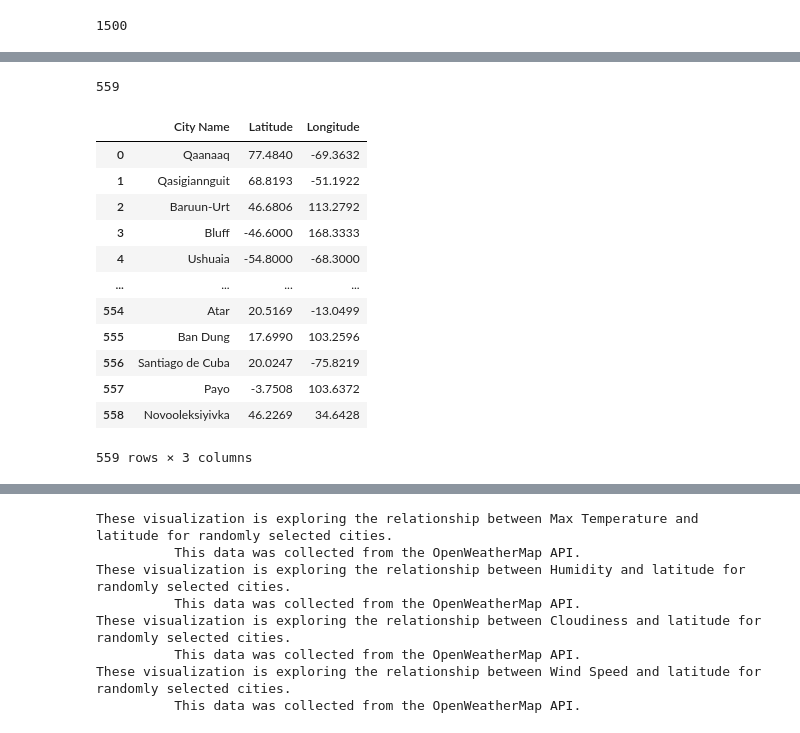
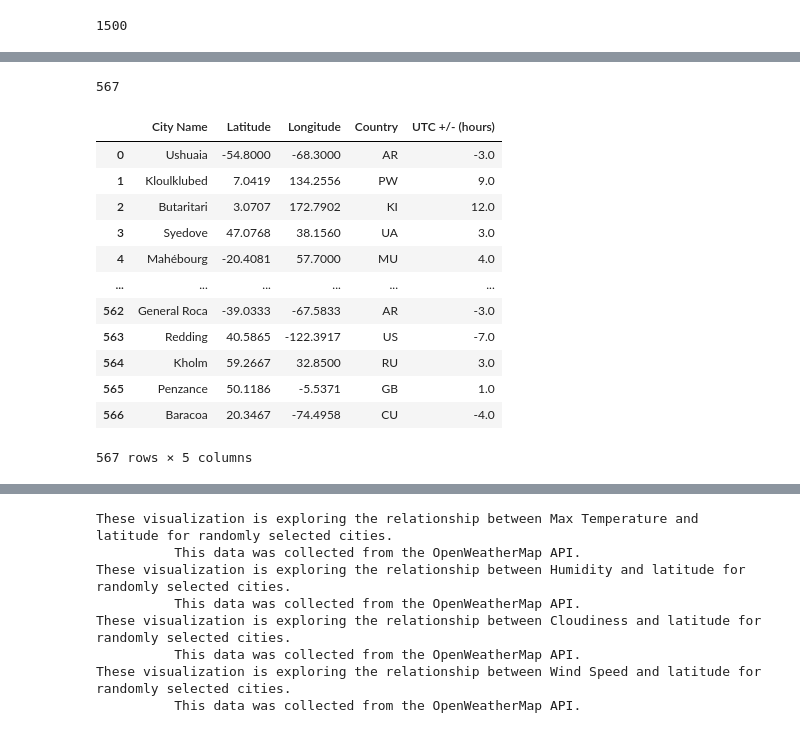
Before and after one commit to bakerv/API-Challenge, a Jupyter notebook: WeatherPy/main.ipynb, the cells around one changed output, grey strips where cells are left out. Drawn from its saved outputs; the diff is of its cells as text; code cells hidden in the pictures.

```diff
--- a/WeatherPy/main.ipynb
+++ b/WeatherPy/main.ipynb
@@ -37,0 +41,2 @@ for entry in coordinates:
+# %%
+response = requests.get(f"{baseurl}appid={weatherkey}&units=imperial&q=Seattle").json()
@@ -43,13 +68,19 @@ baseurl = "https://api.openweathermap.org/data/2.5/weather?"
 citynames = []
 citylats = []
 citylons = []
+country = []
+timezone = []
+citycount = 1
 for city in citylist:
     response = requests.get(f"{baseurl}appid={weatherkey}&units=imperial&q={city}").json()
     try:
         citynames.append(response["name"])
         citylats.append(response["coord"]['lat'])
         citylons.append(response["coord"]['lon'])
-        print(f"Information for {city} successfully retreived")
+        country.append(response["sys"]["country"])
+        timezone.append(response["timezone"])
+        print(f"{citycount} Information for {city} successfully retreived")
+        citycount += 1
     except (KeyError, IndexError):
         print(f'FAIL: Unable to retrive information for {city}')
 # %% [output]
@@ -84,26 +104,26 @@ citydata.to_csv(r'..)
 # %%
 #display(citynames)
 #display(citylats)
 #display(citylons)
 print(len(citynames))
-citydata = pd.DataFrame.from_dict({"City Name":citynames,"Latitude":citylats,"Longitude":citylons})
+citydata = pd.DataFrame.from_dict({"City Name":citynames,"Latitude":citylats,"Longitude":citylons,"Country":country,"UTC +/- (hours)":np.array(timezone)/3600})
 display(citydata)
 citydata.to_csv(r'..\\Data\\City_data.csv')
 # %% [output]
-559
+567
-|  | City Name | Latitude | Longitude |
-| 0 | Qaanaaq | 77.4840 | -69.3632 |
-| 1 | Qasigiannguit | 68.8193 | -51.1922 |
-| 2 | Baruun-Urt | 46.6806 | 113.2792 |
-| 3 | Bluff | -46.6000 | 168.3333 |
-| 4 | Ushuaia | -54.8000 | -68.3000 |
-| ... | ... | ... | ... |
-| 554 | Atar | 20.5169 | -13.0499 |
-| 555 | Ban Dung | 17.6990 | 103.2596 |
-| 556 | Santiago de Cuba | 20.0247 | -75.8219 |
-| 557 | Payo | -3.7508 | 103.6372 |
-| 558 | Novooleksiyivka | 46.2269 | 34.6428 |
+|  | City Name | Latitude | Longitude | Country | UTC +/- (hours) |
+| 0 | Ushuaia | -54.8000 | -68.3000 | AR | -3.0 |
+| 1 | Kloulklubed | 7.0419 | 134.2556 | PW | 9.0 |
+| 2 | Butaritari | 3.0707 | 172.7902 | KI | 12.0 |
+| 3 | Syedove | 47.0768 | 38.1560 | UA | 3.0 |
+| 4 | Mahébourg | -20.4081 | 57.7000 | MU | 4.0 |
+| ... | ... | ... | ... | ... | ... |
+| 562 | General Roca | -39.0333 | -67.5833 | AR | -3.0 |
+| 563 | Redding | 40.5865 | -122.3917 | US | -7.0 |
+| 564 | Kholm | 59.2667 | 32.8500 | RU | 3.0 |
+| 565 | Penzance | 50.1186 | -5.5371 | GB | 1.0 |
+| 566 | Baracoa | 20.3467 | -74.4958 | CU | -4.0 |
-559 rows × 3 columns
+567 rows × 5 columns
 # %%
 onecall = "https://api.openweathermap.org/data/2.5/onecall?"
 citydata["Max Temperature"] = ""
```
Also changed, not shown: parts of 11 cells of this notebook, 3 other files.
